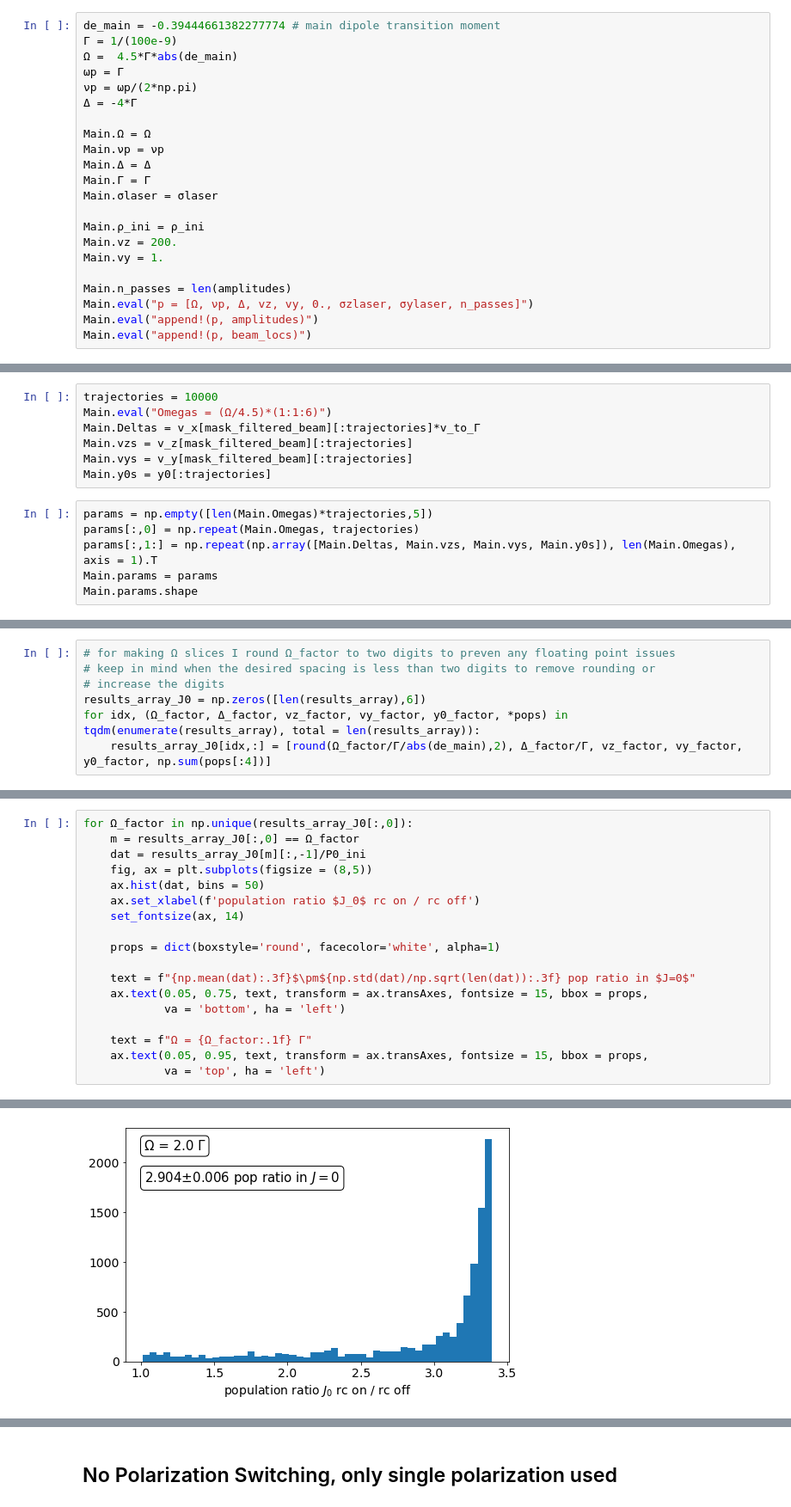
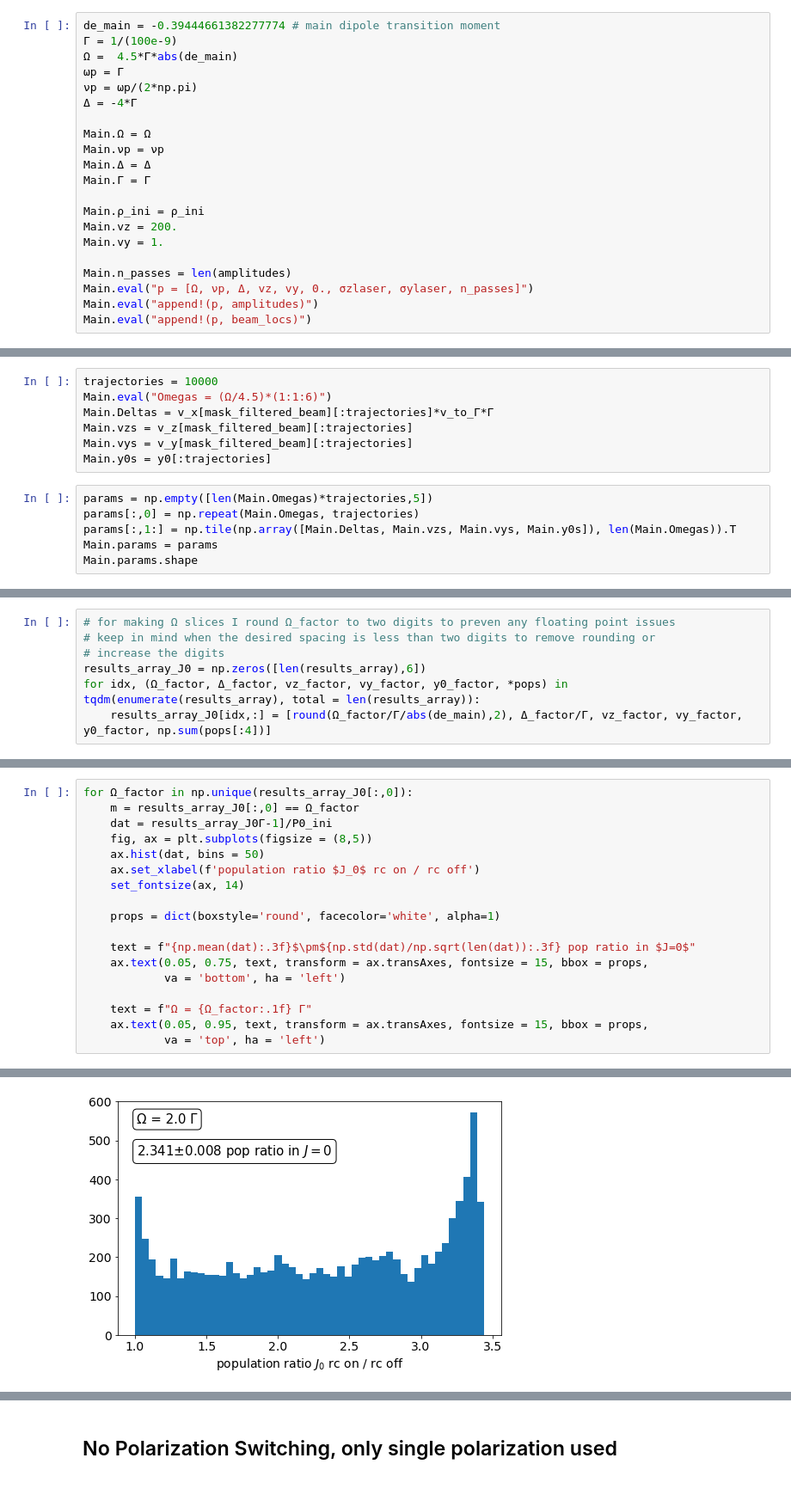
Before and after one commit to ograsdijk/optical-bloch, a Jupyter notebook: Multipassed with 2D intensity and apertures 2020_10_28.ipynb, the cells around one changed output, grey strips where cells are left out. Shown at 86% size. Saved outputs shown, nothing was run; the diff lists cells and outputs as text.

Commit message:
Had wrong units for Delta
velocity spread used in calculations was much smaller than realistic (several orders of magnitude)

```diff
--- a/Multipassed with 2D intensity and apertures 2020_10_28.ipynb
+++ b/Multipassed with 2D intensity and apertures 2020_10_28.ipynb
@@ -532,7 +532,6 @@ Main.Ω = Ω
 Main.νp = νp
 Main.Δ = Δ
 Main.Γ = Γ
-Main.σlaser = σlaser
 
 Main.ρ_ini = ρ_ini
 Main.vz = 200.
@@ -651,14 +650,14 @@ y0 = (coords[1,:]+dt*v_y)[mask_filtered_beam]
 # %%
 trajectories = 10000
 Main.eval("Omegas = (Ω/4.5)*(1:1:6)")
-Main.Deltas = v_x[mask_filtered_beam][:trajectories]*v_to_Γ
+Main.Deltas = v_x[mask_filtered_beam][:trajectories]*v_to_Γ*Γ
 Main.vzs = v_z[mask_filtered_beam][:trajectories]
 Main.vys = v_y[mask_filtered_beam][:trajectories]
 Main.y0s = y0[:trajectories]
 # %%
 params = np.empty([len(Main.Omegas)*trajectories,5])
 params[:,0] = np.repeat(Main.Omegas, trajectories)
-params[:,1:] = np.repeat(np.array([Main.Deltas, Main.vzs, Main.vys, Main.y0s]), len(Main.Omegas), axis = 1).T
+params[:,1:] = np.tile(np.array([Main.Deltas, Main.vzs, Main.vys, Main.y0s]), len(Main.Omegas)).T
 Main.params = params
 Main.params.shape
 # %% [output]
@@ -754,7 +753,7 @@ for Ω_factor in np.unique(results_array_J0[:,0]):
 # %%
 for Ω_factor in np.unique(results_array_J0[:,0]):
     m = results_array_J0[:,0] == Ω_factor
-    dat = results_array_J0[m][:,-1]/P0_ini
+    dat = results_array_J0Γ-1]/P0_ini
     fig, ax = plt.subplots(figsize = (8,5))
     ax.hist(dat, bins = 50)
     ax.set_xlabel(f'population ratio $J_0$ rc on / rc off')
@@ -774 +773 @@ for Ω_factor in np.unique(results_array_J0[:,0]):
-[figure, old version]
+[figure, new version]
```
Also changed, not shown: parts of 17 cells of this notebook, 3 other files.
